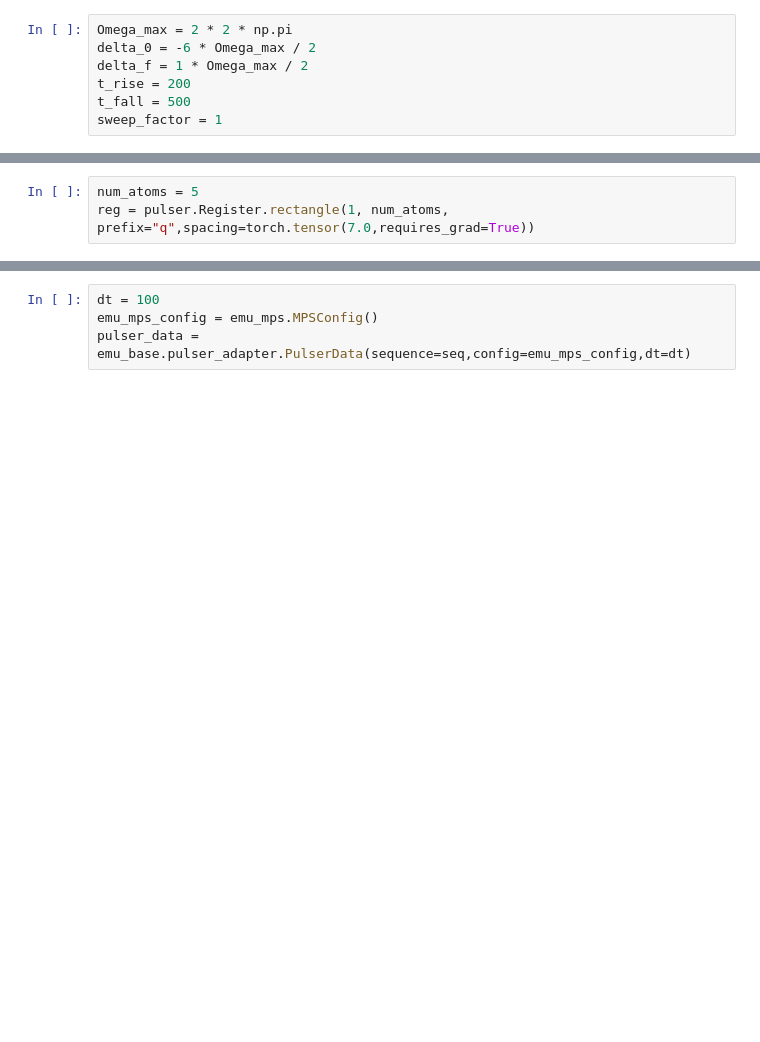
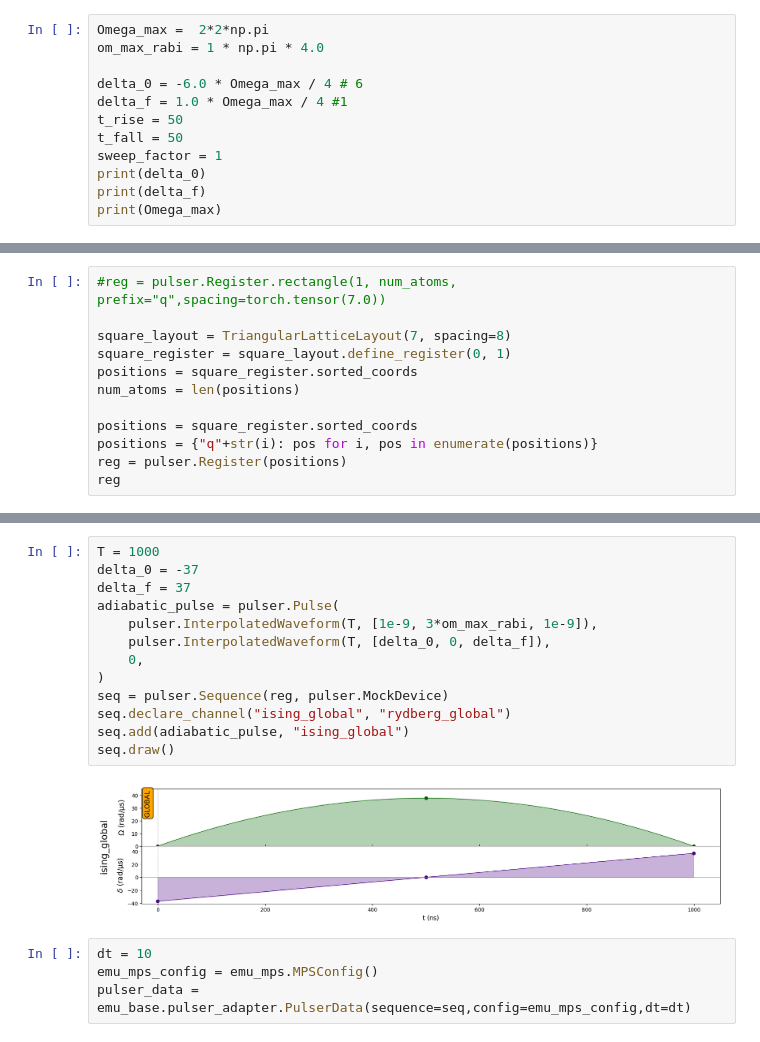
Before and after one commit to murogrande/counter_diabatic, a Jupyter notebook: essay.ipynb, the cells around one changed output, grey strips where cells are left out. Drawn from its saved outputs; the diff is of its cells as text; blank space fills up the shorter version.

```diff
--- a/essay.ipynb
+++ b/essay.ipynb
@@ -12,7 +16,12 @@ from sequence_2_matrix import A_direct_mat, b_direct_vec, solve_cd_torch
 # %%
-Omega_max = 2 * 2 * np.pi
-delta_0 = -6 * Omega_max / 2
-delta_f = 1 * Omega_max / 2
-t_rise = 200
-t_fall = 500
+Omega_max =  2*2*np.pi
+om_max_rabi = 1 * np.pi * 4.0
+
+delta_0 = -6.0 * Omega_max / 4 # 6
+delta_f = 1.0 * Omega_max / 4 #1
+t_rise = 50
+t_fall = 50
 sweep_factor = 1
+print(delta_0)
+print(delta_f)
+print(Omega_max)
@@ -19,3 +32,12 @@ sweep_factor = 1
 # %%
-num_atoms = 5
-reg = pulser.Register.rectangle(1, num_atoms, prefix="q",spacing=torch.tensor(7.0,requires_grad=True))
+#reg = pulser.Register.rectangle(1, num_atoms, prefix="q",spacing=torch.tensor(7.0))
+
+square_layout = TriangularLatticeLayout(7, spacing=8)
+square_register = square_layout.define_register(0, 1)
+positions = square_register.sorted_coords
+num_atoms = len(positions)
+
+positions = square_register.sorted_coords
+positions = {"q"+str(i): pos for i, pos in enumerate(positions)}
+reg = pulser.Register(positions)
+reg
@@ -38,4 +65,19 @@ seq.add(fall, "ising_global")
+# %%
+T = 1000
+delta_0 = -37
+delta_f = 37
+adiabatic_pulse = pulser.Pulse(
+    pulser.InterpolatedWaveform(T, [1e-9, 3*om_max_rabi, 1e-9]),
+    pulser.InterpolatedWaveform(T, [delta_0, 0, delta_f]),
+    0,
+)
+seq = pulser.Sequence(reg, pulser.MockDevice)
+seq.declare_channel("ising_global", "rydberg_global")
+seq.add(adiabatic_pulse, "ising_global")
+seq.draw()
+# %% [output]
+[figure, added]
 # %%
-dt = 100
+dt = 10
 emu_mps_config = emu_mps.MPSConfig()
 pulser_data = emu_base.pulser_adapter.PulserData(sequence=seq,config=emu_mps_config,dt=dt)
```
Also changed, not shown: parts of 24 cells of this notebook, 6 other files.
